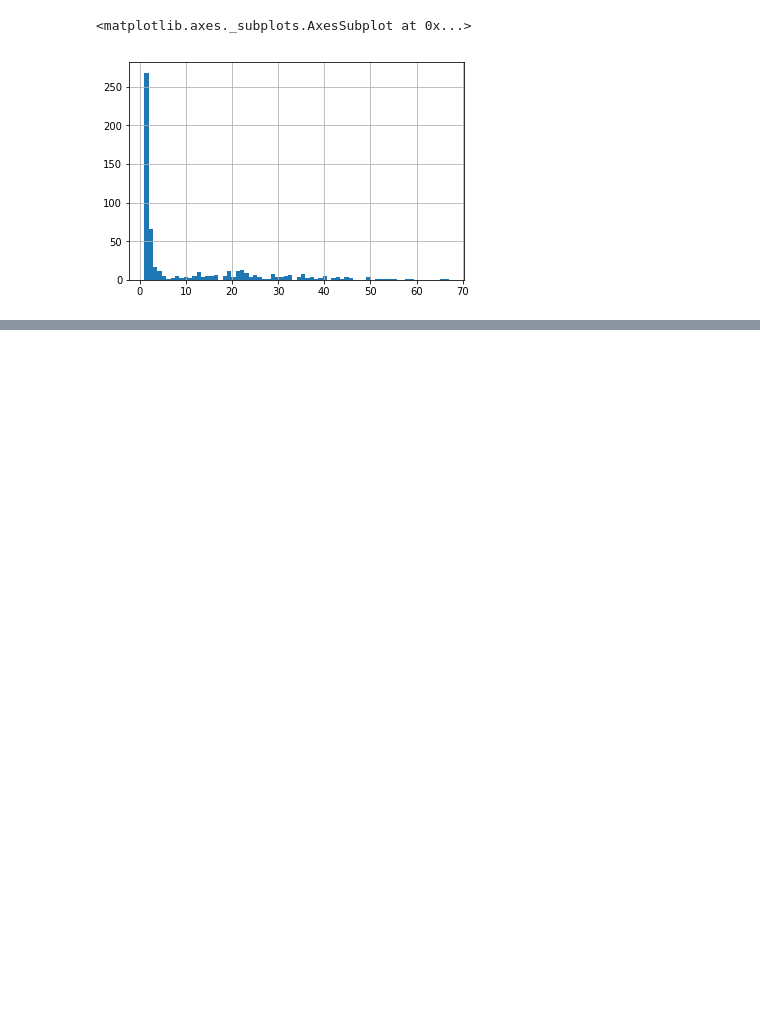
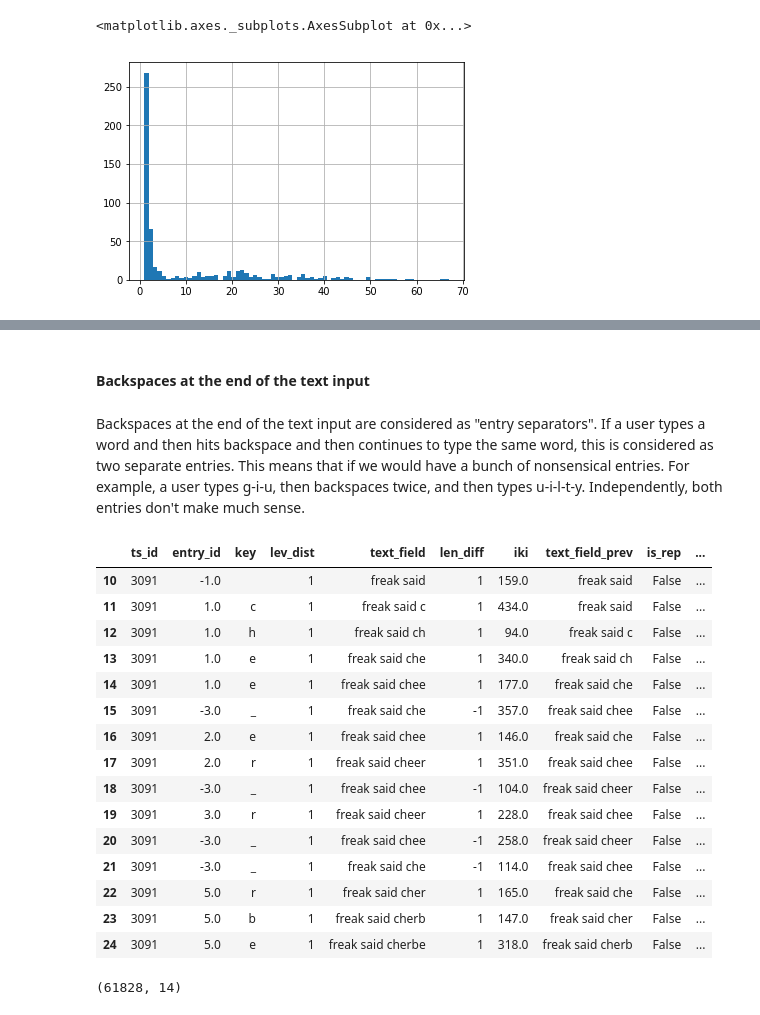
Before and after one commit to cashaddy/typing_automation, a Jupyter notebook: sandbox.ipynb, the cells around one changed output, grey strips where cells are left out. Cells and saved outputs as stored; diff of their text form; code cells hidden in the pictures; blank space fills up the shorter version.

```diff
--- a/sandbox.ipynb
+++ b/sandbox.ipynb
@@ -554,0 +675,29 @@ log.loc[mask].participant_id.value_counts().hist(bins=70)
+# %% [markdown]
+#### Backspaces at the end of the text input
+# %% [markdown]
+Backspaces at the end of the text input are considered as "entry separators". If a user types a word and then hits backspace and then continues to type the same word, this is considered as two separate entries. This means that if we would have a bunch of nonsensical entries. For example, a user types g-i-u, then backspaces twice, and then types u-i-l-t-y. Independently, both entries don't make much sense.
+# %%
+log.loc[log.ts_id == 3091].iloc[10:25]
+# %% [output]
+|  | ts_id | entry_id | key | lev_dist | text_field | len_diff | iki | text_field_prev | is_rep | ... |
+| 10 | 3091 | -1.0 |  | 1 | freak said | 1 | 159.0 | freak said | False | ... |
+| 11 | 3091 | 1.0 | c | 1 | freak said c | 1 | 434.0 | freak said | False | ... |
+| 12 | 3091 | 1.0 | h | 1 | freak said ch | 1 | 94.0 | freak said c | False | ... |
+| 13 | 3091 | 1.0 | e | 1 | freak said che | 1 | 340.0 | freak said ch | False | ... |
+| 14 | 3091 | 1.0 | e | 1 | freak said chee | 1 | 177.0 | freak said che | False | ... |
+| 15 | 3091 | -3.0 | _ | 1 | freak said che | -1 | 357.0 | freak said chee | False | ... |
+| 16 | 3091 | 2.0 | e | 1 | freak said chee | 1 | 146.0 | freak said che | False | ... |
+| 17 | 3091 | 2.0 | r | 1 | freak said cheer | 1 | 351.0 | freak said chee | False | ... |
+| 18 | 3091 | -3.0 | _ | 1 | freak said chee | -1 | 104.0 | freak said cheer | False | ... |
+| 19 | 3091 | 3.0 | r | 1 | freak said cheer | 1 | 228.0 | freak said chee | False | ... |
+| 20 | 3091 | -3.0 | _ | 1 | freak said chee | -1 | 258.0 | freak said cheer | False | ... |
+| 21 | 3091 | -3.0 | _ | 1 | freak said che | -1 | 114.0 | freak said chee | False | ... |
+| 22 | 3091 | 5.0 | r | 1 | freak said cher | 1 | 165.0 | freak said che | False | ... |
+| 23 | 3091 | 5.0 | b | 1 | freak said cherb | 1 | 147.0 | freak said cher | False | ... |
+| 24 | 3091 | 5.0 | e | 1 | freak said cherbe | 1 | 318.0 | freak said cherb | False | ... |
+# %%
+mask = log.entry_id == -3
+mask &= (log.text_field + log.key.shift(1) == log.text_field_prev)
+log.loc[mask].shape
+# %% [output]
+(61828, 14)
```
Also changed, not shown: parts of 50 cells of this notebook.
